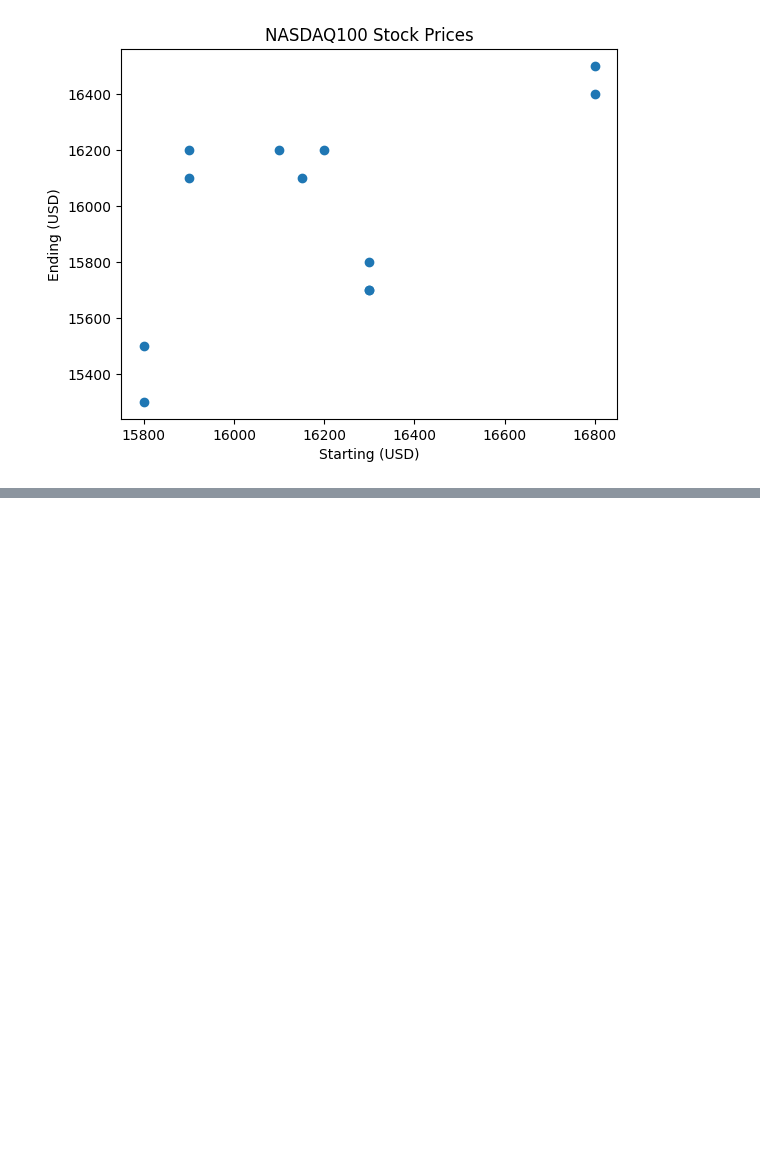
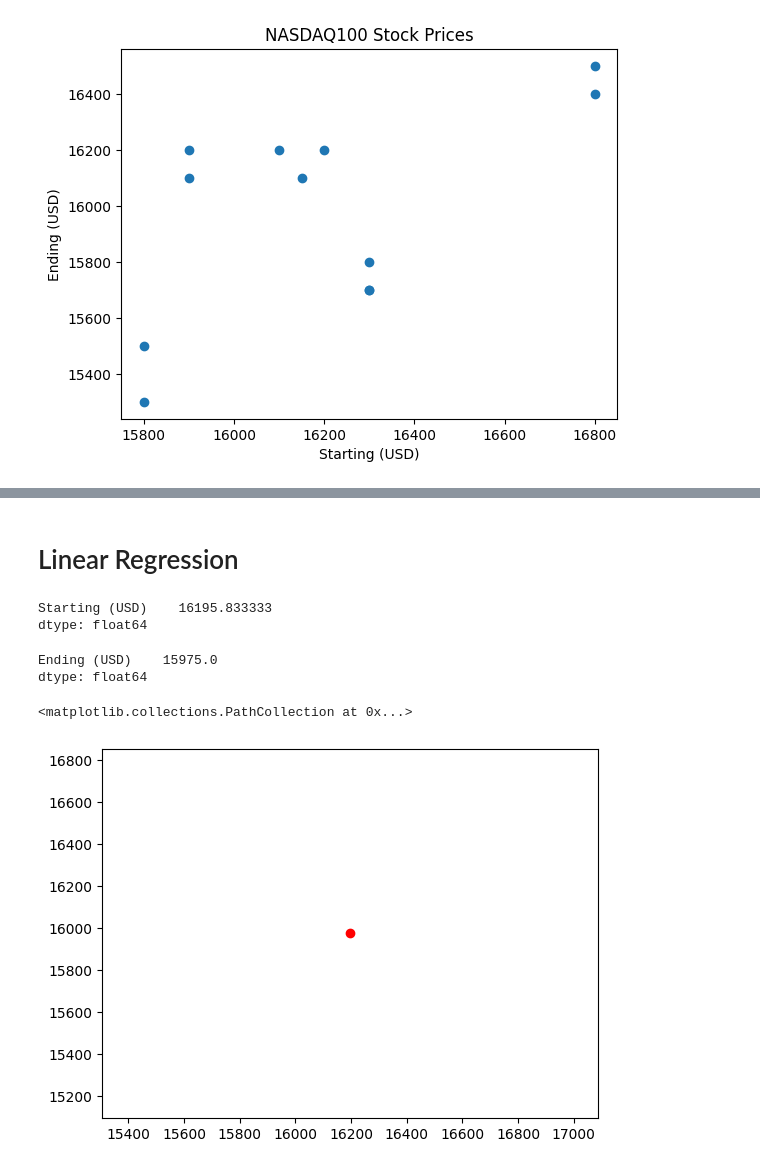
Before and after one commit to asadullahislam/Machine_Learning, a Jupyter notebook: Linear_Regression.ipynb, the cells around one changed output, grey strips where cells are left out. Saved outputs shown, nothing was run; the diff lists cells and outputs as text; code cells hidden in the pictures; blank space fills up the shorter version.

```diff
--- a/Linear_Regression.ipynb
+++ b/Linear_Regression.ipynb
@@ -96,3 +80,5 @@ plt.title('NASDAQ100 Stock Prices')
 # %% [output]
 Text(0.5, 1.0, 'NASDAQ100 Stock Prices')
 [figure]
+# %%
+x=df.drop("Ending (USD)",axis=1)
@@ -98,0 +94,2 @@ Text(0.5, 1.0, 'NASDAQ100 Stock Prices')
+# %%
+y=df[['Ending (USD)']]
@@ -98,0 +105,2 @@ Text(0.5, 1.0, 'NASDAQ100 Stock Prices')
+# %% [markdown]
+# Linear Regression
@@ -98,0 +111,15 @@ Text(0.5, 1.0, 'NASDAQ100 Stock Prices')
+# %%
+x.mean()
+# %% [output]
+Starting (USD)    16195.833333
+dtype: float64
+# %%
+y.mean()
+# %% [output]
+Ending (USD)    15975.0
+dtype: float64
+# %%
+plt.scatter(x.mean(), y.mean(), color='red')
+# %% [output]
+<matplotlib.collections.PathCollection at 0x...>
+[figure, added]
```
Also changed, not shown: parts of 14 cells of this notebook.
